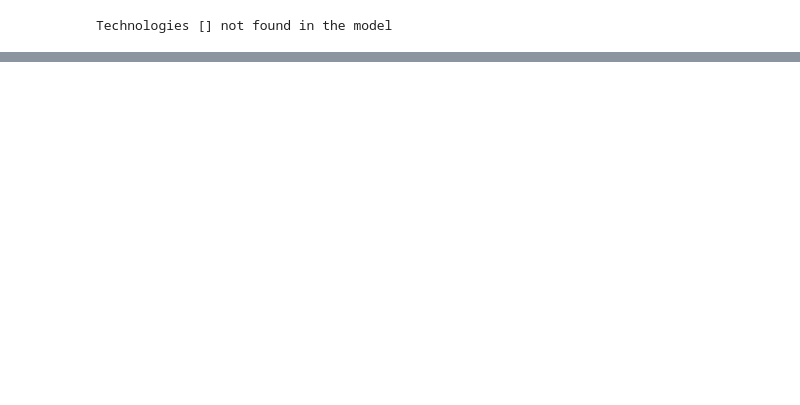
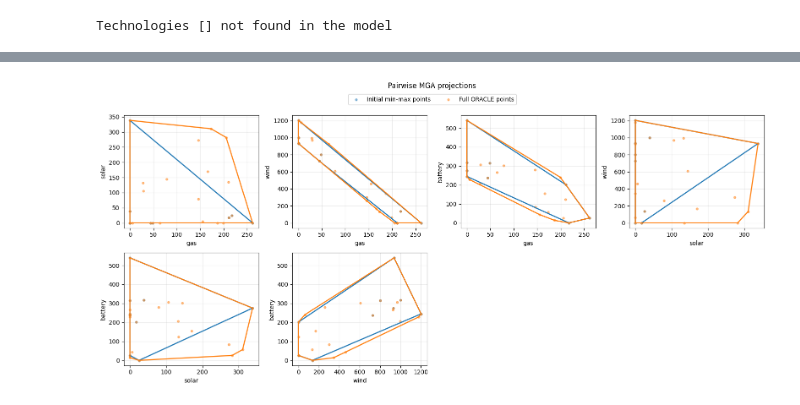
Before and after one commit to MGA4all/MGA4all_algorithms, a Jupyter notebook: docs/tutorials/tutorial_oracle.ipynb, the cells around one changed output, grey strips where cells are left out. Drawn from its saved outputs; the diff is of its cells as text; code cells hidden in the pictures; blank space fills up the shorter version.

Commit message:
oracle upgrade and spatial option

```diff
--- a/docs/tutorials/tutorial_oracle.ipynb
+++ b/docs/tutorials/tutorial_oracle.ipynb
@@ -128,0 +132,12 @@ fig, axes = plot_vesa_projections(mga_spatial_alternatives, ncols=4)
+# %%
+from mga4all.exploration_metrics import plot_vesa_projections_multiple
+
+fig, axes = plot_vesa_projections_multiple(
+    {
+        'Initial min-max points': mga_alternatives.loc[:,:8],
+        'Full ORACLE points': mga_alternatives
+    },
+    ncols=4,
+)
+# %% [output]
+[figure, added]
```
Also changed, not shown: parts of 10 cells of this notebook, 4 other files.
